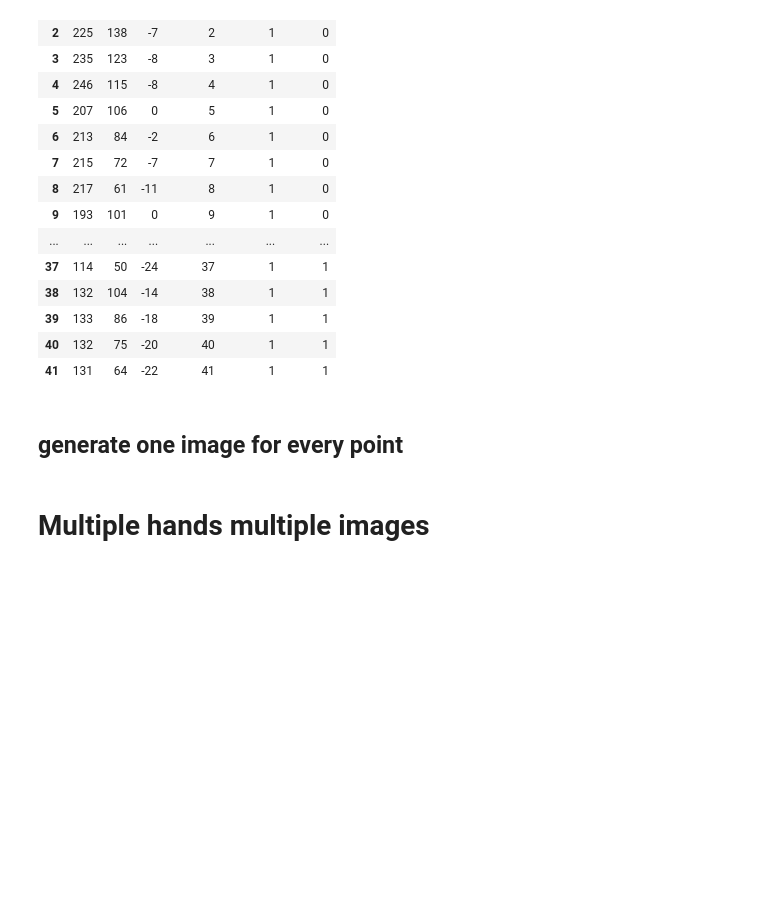
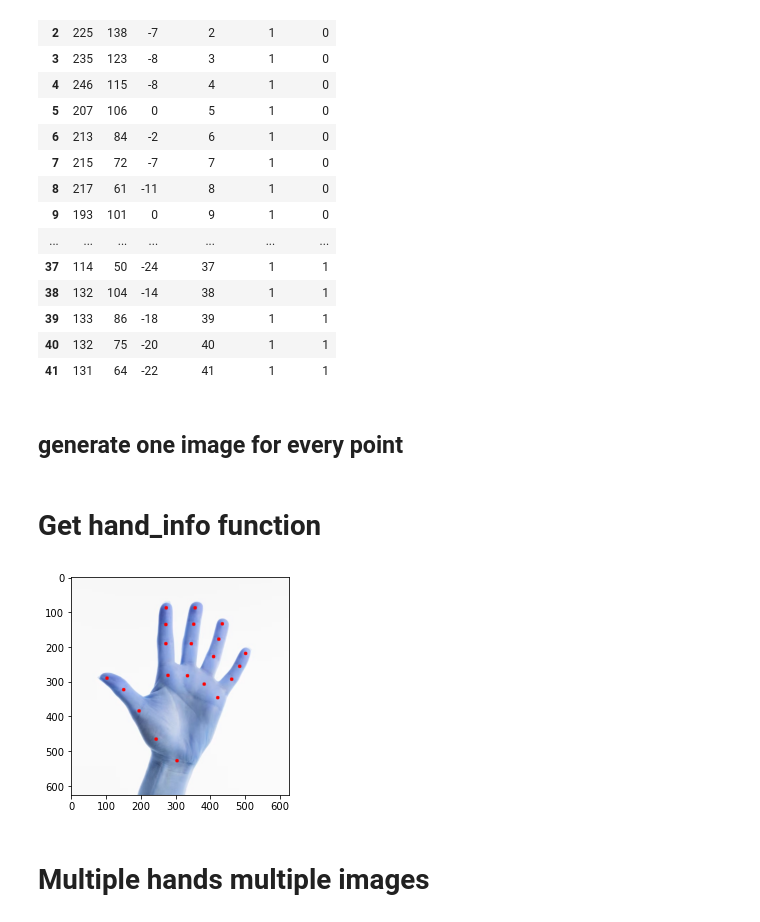
Before and after one commit to joaobizzo/research, a Jupyter notebook: get_data.ipynb, the cells around one changed output. Drawn from its saved outputs; the diff is of its cells as text; code cells hidden in the pictures; blank space fills up the shorter version.

Commit message:
function get_hand_info

```diff
--- a/get_data.ipynb
+++ b/get_data.ipynb
@@ -258,3 +258,5 @@ df['point_id'] = range(len(df))
 df['photo_id'] = 1
 # Convert the list of booleans to integers (0 or 1)
 df['is_right'] = [int(is_right) for is_right in hand_info['handedness']]
+# %% [markdown]
+# Get hand_info function
@@ -261,3 +332,12 @@ df['is_right'] = [int(is_right) for is_right in hand_info['handedness']]
+# %%
+image_path = "images/image1.jpeg"
+annotated_image, df = get_hand_info(image_path)
+image = cv2.imread(image_path)
+for point in hand_info['coordinates']:
+    cv2.circle(image, (point[0], point[1]), 5, (255, 0, 0), -1)
+plt.imshow(image);
+# %% [output]
+[figure, added]
 # %% [markdown]
 # Multiple hands multiple images
 # %%
```
Also changed, not shown: parts of 1 cell of this notebook.
